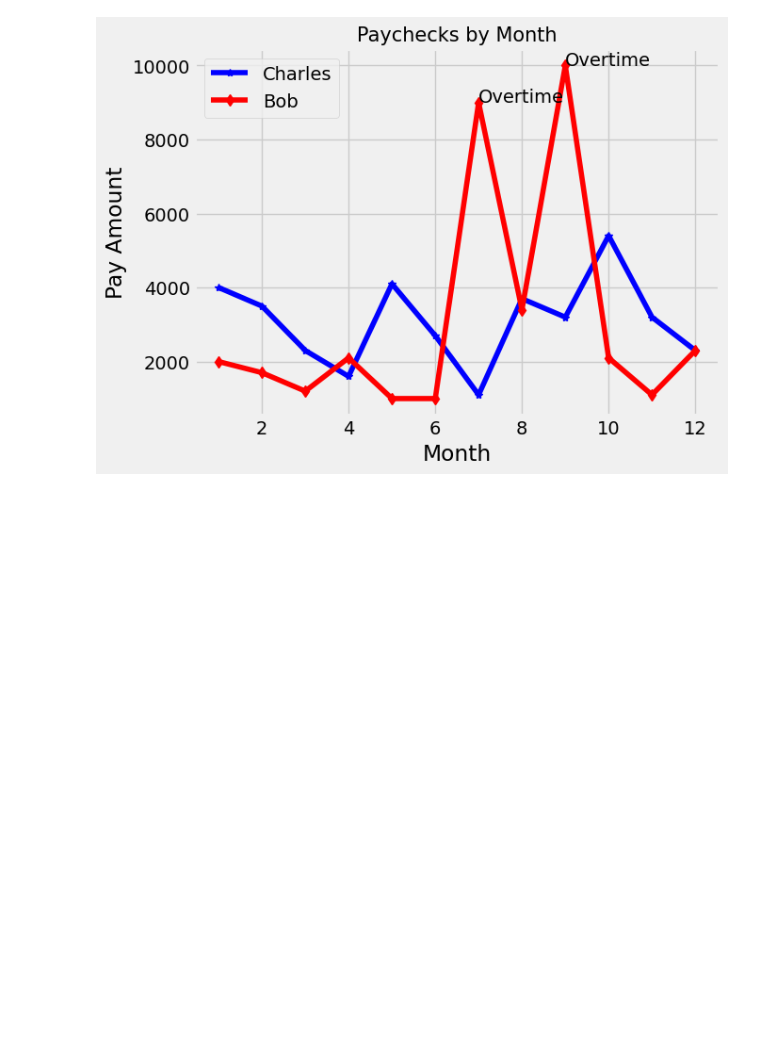
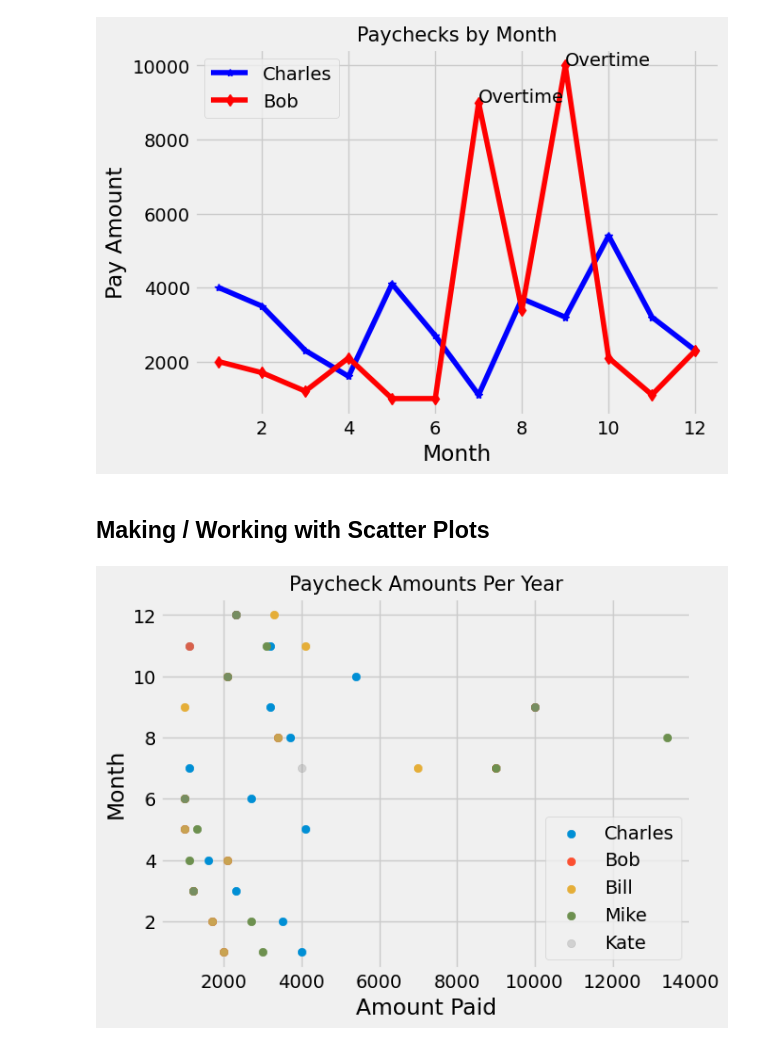
Before and after one commit to hessifer/DataScienceAIML, a Jupyter notebook: learning_pandas.ipynb, the cells around one changed output. Cells and saved outputs as stored; diff of their text form; code cells hidden in the pictures; blank space fills up the shorter version.

Commit message:
working with scatter plots

```diff
--- a/learning_pandas.ipynb
+++ b/learning_pandas.ipynb
@@ -762,3 +762,26 @@ plt.legend()
 plt.show()
 # %% [output]
 [figure]
+# %% [markdown]
+## Making / Working with Scatter Plots
+# %%
+# Create a scatter plot from our data above
+# Key notes: alpha for transparency, values 0-1
+months = [1, 2, 3, 4, 5, 6, 7, 8, 9, 10, 11, 12]
+charles_pay_check = [4000, 3500, 2300, 1600, 4100, 2700, 1100, 3700, 3200, 5400, 3200, 2300]
+bob_pay_check = [2000, 1700, 1200, 2100, 1000, 1000, 9000, 3400, 10000, 2100, 1100, 2300]
+mike_pay_check = [3000, 2700, 1200, 1100, 1300, 1000, 9000, 13400, 10000, 2100, 3100, 2300]
+bill_pay_check = [2000, 1700, 1200, 2100, 1000, 1000, 7000, 3400, 1000, 2100, 4100, 3300]
+kate_pay_check = [2000, 1700, 1200, 2100, 1000, 1000, 4000, 3400, 10000, 2100, 1100, 2300]
+plt.scatter(charles_pay_check, months, label="Charles")
+plt.scatter(bob_pay_check, months, label="Bob")
+plt.scatter(bill_pay_check, months, label="Bill")
+plt.scatter(mike_pay_check, months, label="Mike")
+plt.scatter(kate_pay_check, months, label="Kate", alpha=0.3)
+plt.title("Paycheck Amounts Per Year", fontsize=15)
+plt.xlabel("Amount Paid")
+plt.ylabel("Month")
+plt.legend()
+plt.show()
+# %% [output]
+[figure, added]
```
